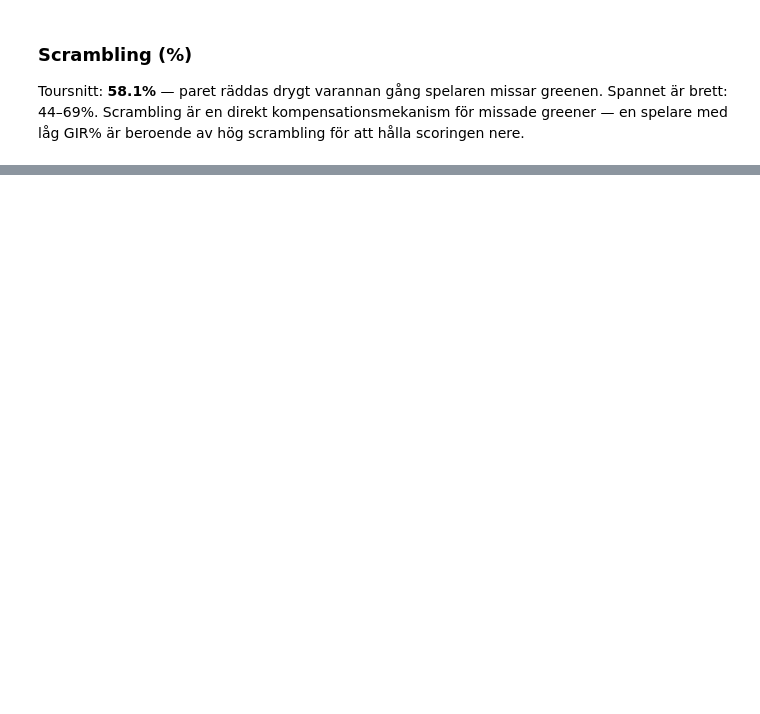
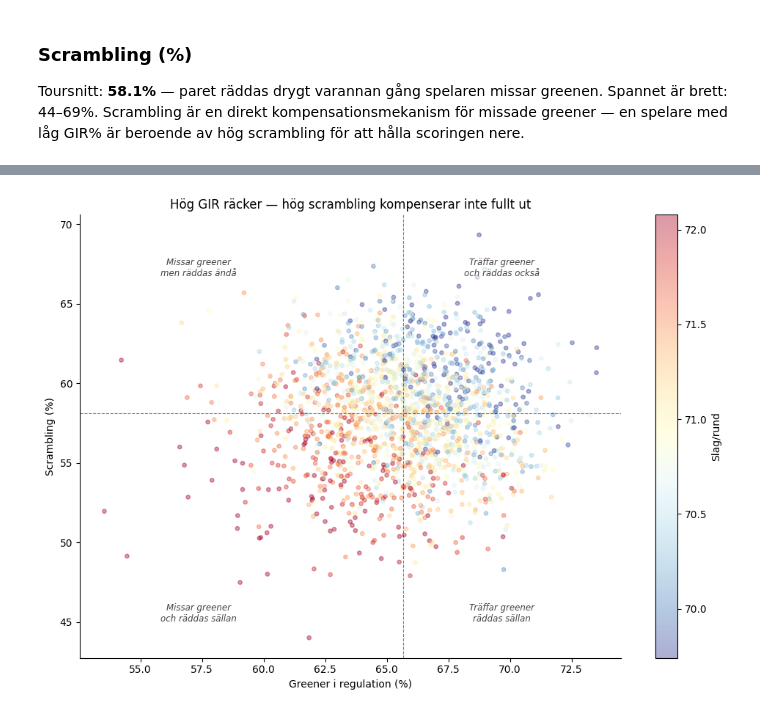
Before and after one commit to LukWen-Ill/inlamning-KK1-Lukas-Wennstrom, a Jupyter notebook: notebook.ipynb, the cells around one changed output, grey strips where cells are left out. Saved outputs shown, nothing was run; the diff lists cells and outputs as text; code cells hidden in the pictures; blank space fills up the shorter version.

```diff
--- a/notebook.ipynb
+++ b/notebook.ipynb
@@ -160,0 +298,37 @@ plt.show()
+# %%
+fig, ax = plt.subplots(figsize=(10, 7))
+
+sc = ax.scatter(
+    df["gir"], df["Average Scrambling"],
+    c=df["Average Score"], cmap="RdYlBu_r",
+    alpha=0.4, s=15,
+    vmin=df["Average Score"].quantile(0.05),
+    vmax=df["Average Score"].quantile(0.95),
+)
+fig.colorbar(sc, ax=ax, label="Slag/rund")
+
+gir_mean = df["gir"].mean()
+scr_mean = df["Average Scrambling"].mean()
+
+ax.axvline(gir_mean, color="black", linewidth=0.8, linestyle="--", alpha=0.5)
+ax.axhline(scr_mean, color="black", linewidth=0.8, linestyle="--", alpha=0.5)
+
+quadrant_labels = [
+    (0.78, 0.88, "Träffar greener\noch räddas också"),
+    (0.22, 0.88, "Missar greener\nmen räddas ändå"),
+    (0.78, 0.10, "Träffar greener\nräddas sällan"),
+    (0.22, 0.10, "Missar greener\noch räddas sällan"),
+]
+for xr, yr, txt in quadrant_labels:
+    ax.text(xr, yr, txt, transform=ax.transAxes, ha="center", va="center",
+            fontsize=8.5, color="#444444", style="italic",
+            bbox=dict(facecolor="white", alpha=0.6, edgecolor="none", pad=2))
+
+ax.set_xlabel("Greener i regulation (%)")
+ax.set_ylabel("Scrambling (%)")
+ax.set_title("Hög GIR räcker — hög scrambling kompenserar inte fullt ut")
+ax.spines[["top", "right"]].set_visible(False)
+plt.tight_layout()
+plt.show()
+# %% [output]
+[figure, added]
```
Also changed, not shown: parts of 20 cells of this notebook.
